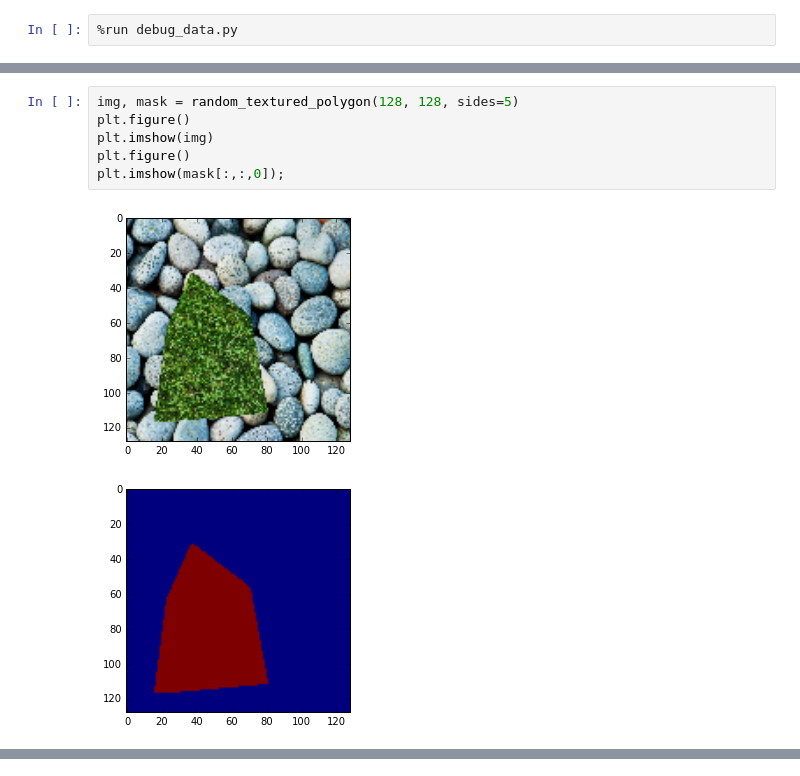
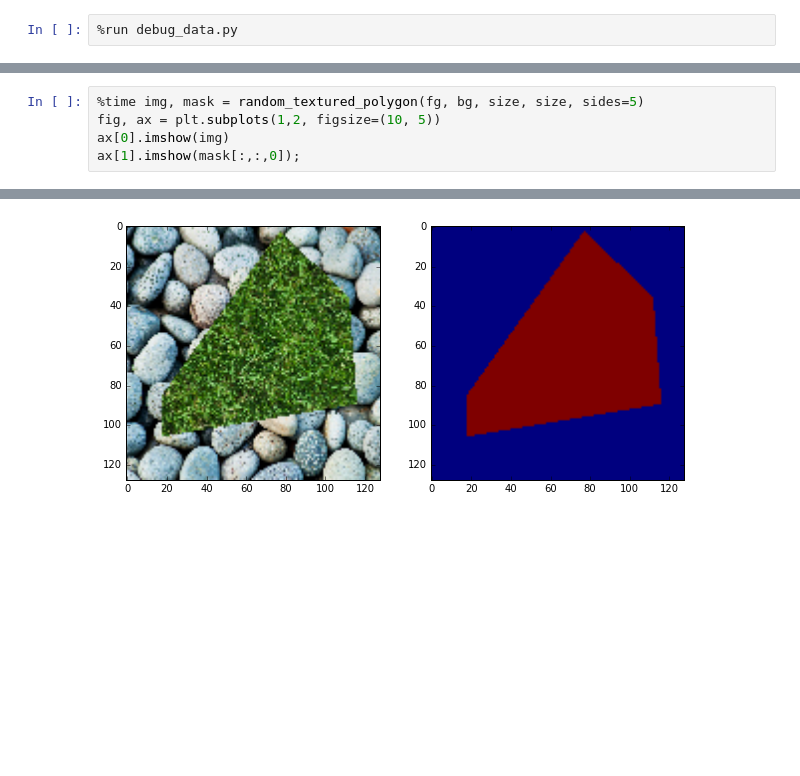
Before and after one commit to andykitchen/nn-detect, a Jupyter notebook: explore-debug-data.ipynb, the cells around one changed output, grey strips where cells are left out. Cells and saved outputs as stored; diff of their text form; blank space fills up the shorter version.

```diff
--- a/explore-debug-data.ipynb
+++ b/explore-debug-data.ipynb
@@ -20,9 +23,6 @@ ax[1].imshow(stones_image);
-# %%
-img, mask = random_textured_polygon(128, 128, sides=5)
-plt.figure()
-plt.imshow(img)
-plt.figure()
-plt.imshow(mask[:,:,0]);
-# %% [output]
-[figure, removed]
-[figure, removed]
+# %%
+%time img, mask = random_textured_polygon(fg, bg, size, size, sides=5)
+fig, ax = plt.subplots(1,2, figsize=(10, 5))
+ax[0].imshow(img)
+ax[1].imshow(mask[:,:,0]);
+# %% [output]
@@ -28,0 +31 @@ plt.imshow(mask[:,:,0]);
+[figure, added]
```
Also changed, not shown: parts of 7 cells of this notebook, 2 other files.
